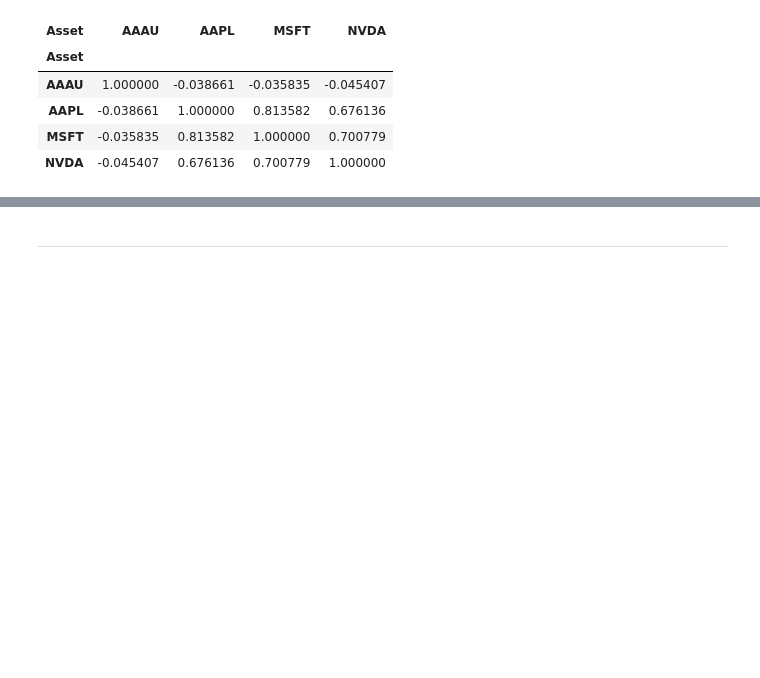
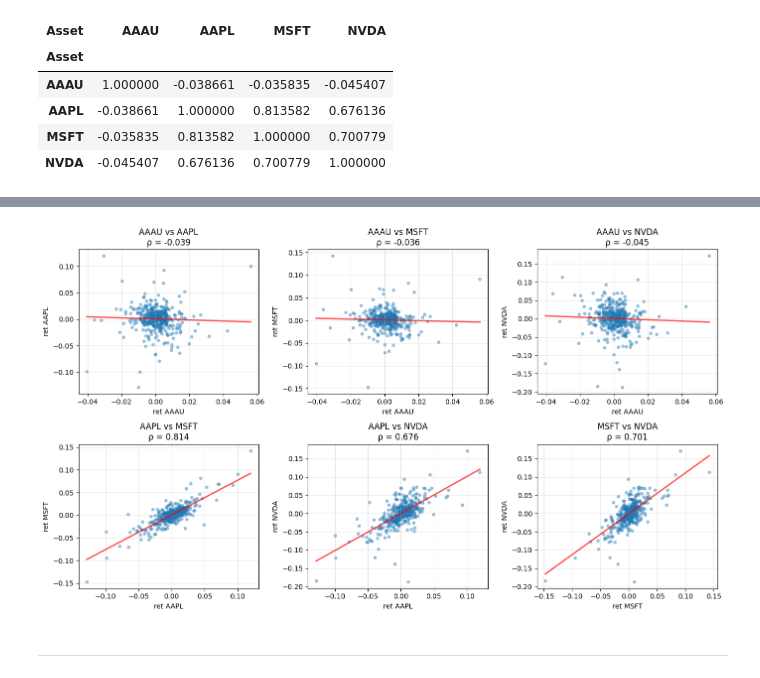
Before and after one commit to JuanCMath/Quantitative-Analysis-of-Financial-Markets, a Jupyter notebook: notebook/Notebook.ipynb, the cells around one changed output, grey strips where cells are left out. Cells and saved outputs as stored; diff of their text form; code cells hidden in the pictures; blank space fills up the shorter version.

```diff
--- a/notebook/Notebook.ipynb
+++ b/notebook/Notebook.ipynb
@@ -512,3 +519,37 @@ corr
+# %%
+# Scatter plots entre todos los pares de activos
+
+from itertools import combinations
+
+assets_list = list(wide.columns)
+pairs = list(combinations(assets_list, 2))
+
+fig, axes = plt.subplots(2, 3, figsize=(14, 8))
+axes = axes.flatten()
+
+for idx, (ax, (sym_a, sym_b)) in enumerate(zip(axes, pairs)):
+    ax.scatter(wide[sym_a], wide[sym_b], alpha=0.4, s=15)
+
+    # Línea de regresión
+    z = np.polyfit(wide[sym_a], wide[sym_b], 1)
+    p = np.poly1d(z)
+    x_line = np.linspace(wide[sym_a].min(), wide[sym_a].max(), 100)
+    ax.plot(x_line, p(x_line), 'r-', lw=2, alpha=0.7)
+
+    rho = wide[[sym_a, sym_b]].corr().iloc[0, 1]
+    ax.set_title(f'{sym_a} vs {sym_b}\nρ = {rho:.3f}')
+    ax.set_xlabel(f'ret {sym_a}')
+    ax.set_ylabel(f'ret {sym_b}')
+    ax.grid(alpha=0.3)
+
+# Esconder el último subplot si es necesario
+if len(pairs) < len(axes):
+    axes[-1].axis('off')
+
+plt.tight_layout()
+plt.show()
+# %% [output]
+[figure, added]
 # %% [markdown]
 ---
 # %% [markdown]
```
Also changed, not shown: parts of 6 cells of this notebook.
